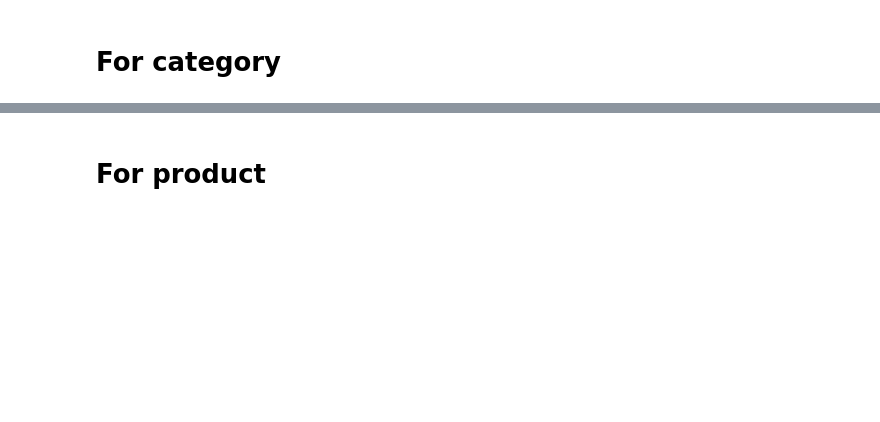
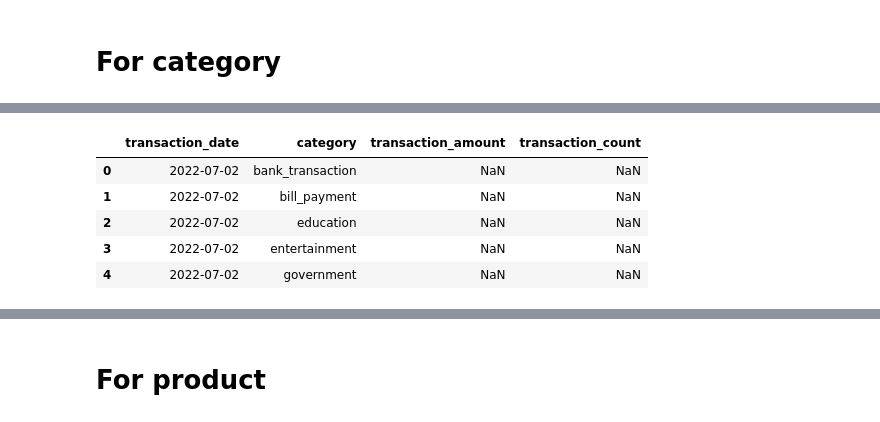
Before and after one commit to prayusgit/forecast_dashboard, a Jupyter notebook: project/data/prediction_data/prediction_data_gen_v2.ipynb, the cells around one changed output, grey strips where cells are left out. Saved outputs shown, nothing was run; the diff lists cells and outputs as text; code cells hidden in the pictures; blank space fills up the shorter version.

```diff
--- a/project/data/prediction_data/prediction_data_gen_v2.ipynb
+++ b/project/data/prediction_data/prediction_data_gen_v2.ipynb
@@ -153,3 +47,12 @@ for cat in unique_categories:
 aggregated_df['transaction_date'] = pd.to_datetime(aggregated_df['transaction_date'])
 # %%
 aggregated_df.to_csv("category_prediction_data_v6.csv", index=False)
+# %%
+aggregated_df.head()
+# %% [output]
+|  | transaction_date | category | transaction_amount | transaction_count |
+| 0 | 2022-07-02 | bank_transaction | NaN | NaN |
+| 1 | 2022-07-02 | bill_payment | NaN | NaN |
+| 2 | 2022-07-02 | education | NaN | NaN |
+| 3 | 2022-07-02 | entertainment | NaN | NaN |
+| 4 | 2022-07-02 | government | NaN | NaN |
```
Also changed, not shown: parts of 13 cells of this notebook, 4 other files.
